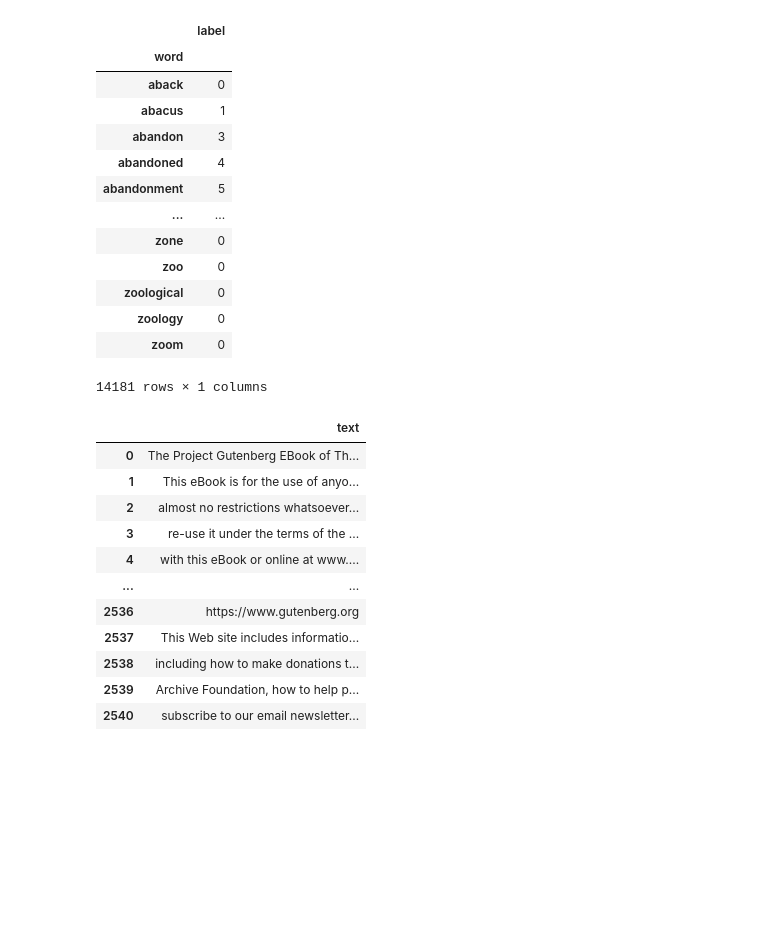
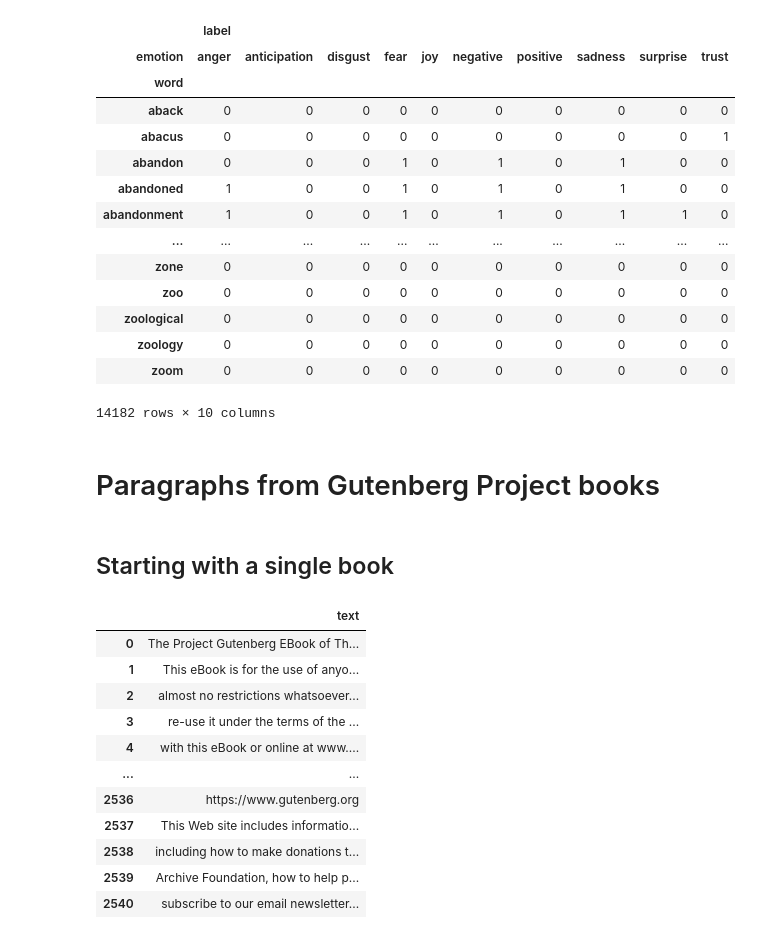
Before and after one commit to readingdeep/training, a Jupyter notebook: Preprocessing.ipynb, the cells around one changed output. Cells and saved outputs as stored; diff of their text form; code cells hidden in the pictures; blank space fills up the shorter version.

```diff
--- a/Preprocessing.ipynb
+++ b/Preprocessing.ipynb
@@ -13,21 +18,21 @@ labeled_words.head()
 | 3 | aback | fear | 0 |
 | 4 | aback | joy | 0 |
 # %%
-labeled_words.columns = ['word', 'emotion', 'label']
+labeled_words = labeled_words.pivot(index='word', columns='emotion')
+labeled_words
+# %% [output]
+|  | label |  |  |  |  |  |  |  |  |  |
+| emotion | anger | anticipation | disgust | fear | joy | negative | positive | sadness | surprise | trust |
+| word |  |  |  |  |  |  |  |  |  |  |
+| aback | 0 | 0 | 0 | 0 | 0 | 0 | 0 | 0 | 0 | 0 |
+| abacus | 0 | 0 | 0 | 0 | 0 | 0 | 0 | 0 | 0 | 1 |
+| abandon | 0 | 0 | 0 | 1 | 0 | 1 | 0 | 1 | 0 | 0 |
+| abandoned | 1 | 0 | 0 | 1 | 0 | 1 | 0 | 1 | 0 | 0 |
+| abandonment | 1 | 0 | 0 | 1 | 0 | 1 | 0 | 1 | 1 | 0 |
+| ... | ... | ... | ... | ... | ... | ... | ... | ... | ... | ... |
+| zone | 0 | 0 | 0 | 0 | 0 | 0 | 0 | 0 | 0 | 0 |
+| zoo | 0 | 0 | 0 | 0 | 0 | 0 | 0 | 0 | 0 | 0 |
+| zoological | 0 | 0 | 0 | 0 | 0 | 0 | 0 | 0 | 0 | 0 |
+| zoology | 0 | 0 | 0 | 0 | 0 | 0 | 0 | 0 | 0 | 0 |
+| zoom | 0 | 0 | 0 | 0 | 0 | 0 | 0 | 0 | 0 | 0 |
+14182 rows × 10 columns
-# %%
-labeled_words.groupby('word')['label'].sum().to_frame()
-# %% [output]
-|  | label |
-| word |  |
-| aback | 0 |
-| abacus | 1 |
-| abandon | 3 |
-| abandoned | 4 |
-| abandonment | 5 |
-| ... | ... |
-| zone | 0 |
-| zoo | 0 |
-| zoological | 0 |
-| zoology | 0 |
-| zoom | 0 |
-14181 rows × 1 columns
@@ -34,3 +46,7 @@ labeled_words.groupby('word')['label'].sum().to_frame()
+# %% [markdown]
+# Paragraphs from Gutenberg Project books
+# %% [markdown]
+## Starting with a single book
 # %%
 import glob
 BOOKS_PATH = 'gutenberg_data/'
```
Also changed, not shown: parts of 19 cells of this notebook, 3 other files.
